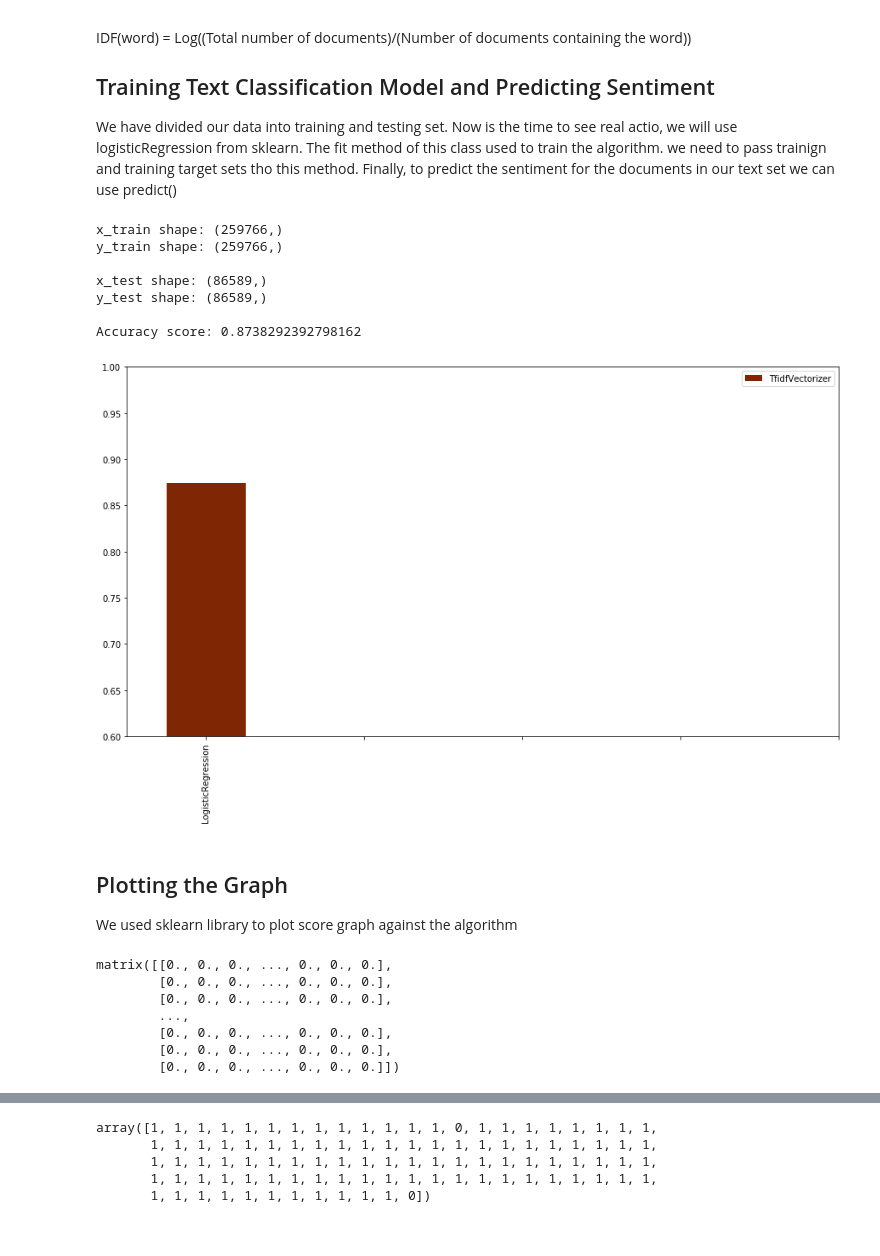
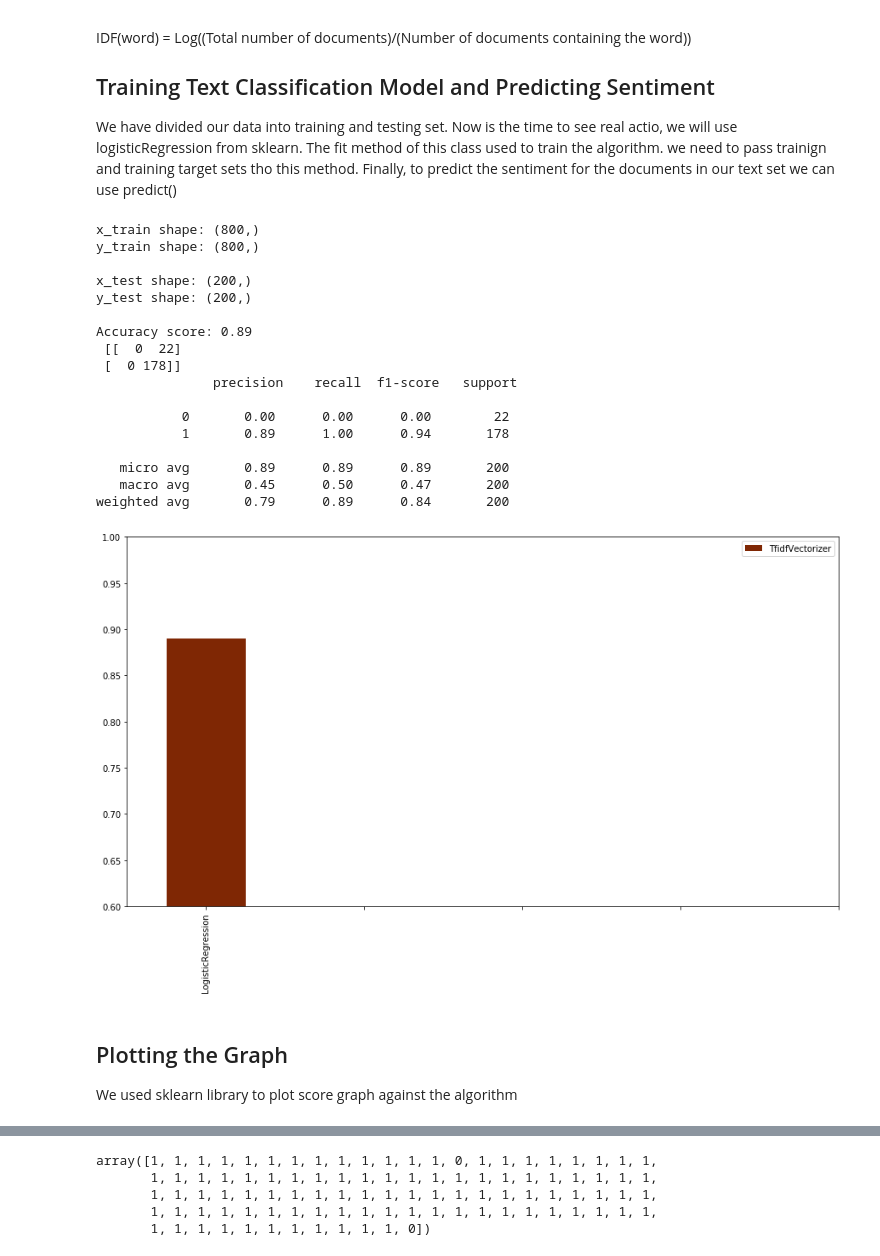
Before and after one commit to PramodaMajhi/sentiment-analysis, a Jupyter notebook: SentimentAnalysis.ipynb, the cells around one changed output, grey strips where cells are left out. Drawn from its saved outputs; the diff is of its cells as text; code cells hidden in the pictures.

```diff
--- a/SentimentAnalysis.ipynb
+++ b/SentimentAnalysis.ipynb
@@ -17,7 +19,7 @@ import matplotlib.pyplot as plt
 ## Loading Dataset
 The dataset that we are going to use for this "Amazon" product review. The dataset consits of of total #346355 the documents contain positive and negative reviews regarding the product. further details regarding dataset can be found to be at http://snap.stanford.edu/data/amazon/productGraph/categoryFiles/reviews_Health_and_Personal_Care.json.gz
 # %%
-# df = pd.read_csv("Output.csv", sep='\t', error_bad_lines= False, nrows=1000)
-df = pd.read_csv("Output.csv", sep='\t', error_bad_lines= False)
+df = pd.read_csv("Output.csv", sep='\t', error_bad_lines= False, nrows=1000)
+# df = pd.read_csv("Output.csv", sep='\t', error_bad_lines= False)
 df.shape
 # %% [output]
@@ -53,7 +55,7 @@ IDF(word) = Log((Total number of documents)/(Number of documents containing the
 We have divided our data into training and testing set. Now is the time to see real actio, we will use logisticRegression  from sklearn. The fit method of this class used to train the algorithm. we need to pass trainign and training target sets tho this method.
 Finally, to predict the sentiment for the documents in our text set we can use predict()
 # %%
-x_train, x_test, y_train, y_test = train_test_split(df.reviewText, df.review_class, random_state=0)
+x_train, x_test, y_train, y_test = train_test_split(df.reviewText, df.review_class, test_size=0.2, random_state=0)
 
 print("x_train shape: {}".format(x_train.shape), end='\n')
 print("y_train shape: {}".format(y_train.shape), end='\n\n')
@@ -72,50 +74,50 @@ x_test_tv = vectorizer.transform(x_test.values.astype('U'))
 # training algorithm
 # model = GaussianNB()
 model = LogisticRegression()
 # model = svm.SVC()
 # model = LinearSVC() # 0.87
 # model = tree.DecisionTreeClassifier()
 # model = RandomForestClassifier() # 0.82
 # model = GradientBoostingClassifier() # 0.83
 # Fit the model according to the given training data.
 # Training vector, where n_samples is the number of samples and n_features is the number of features.
 model.fit(x_train_tv,y_train)
 # Predict class labels for samples in X.
 y_predict = model.predict(x_test_tv)
 # Accuracy classification score
 cv_score = accuracy_score(y_test,y_predict)
 # Plotting the graph
 results = {'Model':['LogisticRegression'],
            'TfidfVectorizer':[cv_score]
          }
 
 
 results_df = pd.DataFrame(results)
 results_df.plot.bar(ylim=(0.60,1.0), figsize=(15,8), align='center', colormap="Oranges_r")
 plt.xticks(np.arange(5), results_df.Model)
 
 # printing the out of the score
 print('Accuracy score:', cv_score)
 # %% [output]
-x_train shape: (259766,)
-y_train shape: (259766,)
+x_train shape: (800,)
+y_train shape: (800,)
 
-x_test shape: (86589,)
-y_test shape: (86589,)
+x_test shape: (200,)
+y_test shape: (200,)
 
-Accuracy score: 0.8738292392798162
+Accuracy score: 0.89
+ [[  0  22]
+ [  0 178]]
+               precision    recall  f1-score   support
+
+           0       0.00      0.00      0.00        22
+           1       0.89      1.00      0.94       178
+
+   micro avg       0.89      0.89      0.89       200
+   macro avg       0.45      0.50      0.47       200
+weighted avg       0.79      0.89      0.84       200
-[figure, old version]
+[figure, new version]
 # %% [markdown]
 ## Plotting the Graph
 
 We used sklearn library to plot score graph against the algorithm
-# %%
-x_test_tv.todense()
-# %% [output]
-matrix([[0., 0., 0., ..., 0., 0., 0.],
-        [0., 0., 0., ..., 0., 0., 0.],
-        [0., 0., 0., ..., 0., 0., 0.],
-        ...,
-        [0., 0., 0., ..., 0., 0., 0.],
-        [0., 0., 0., ..., 0., 0., 0.],
-        [0., 0., 0., ..., 0., 0., 0.]])
```
Also changed, not shown: parts of 14 cells of this notebook.
